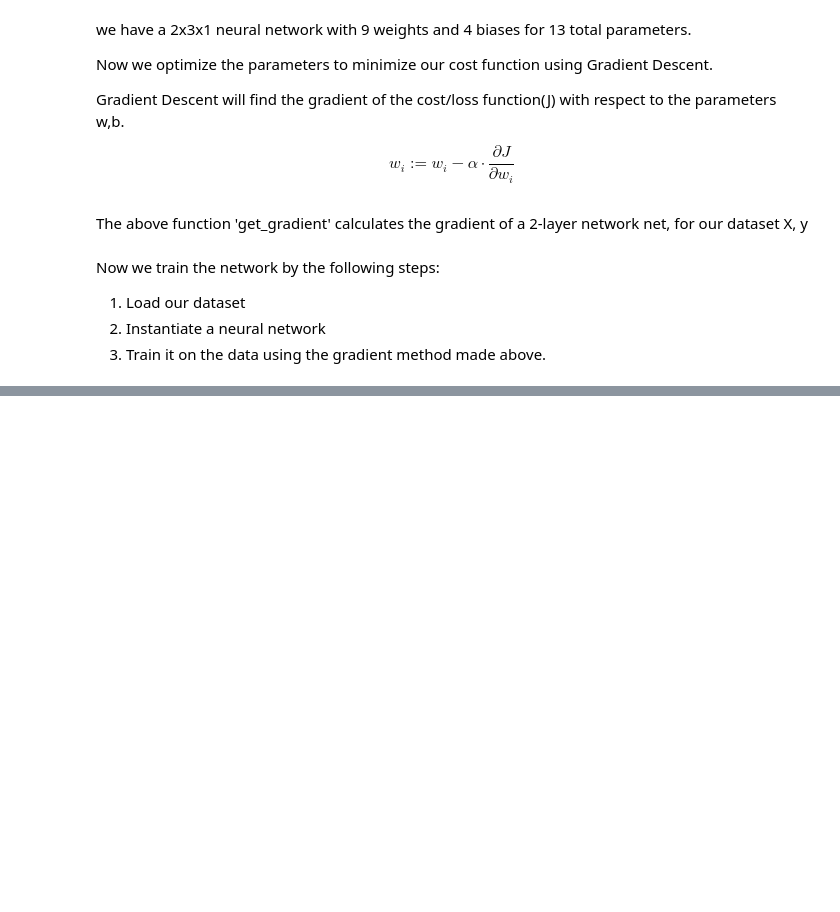
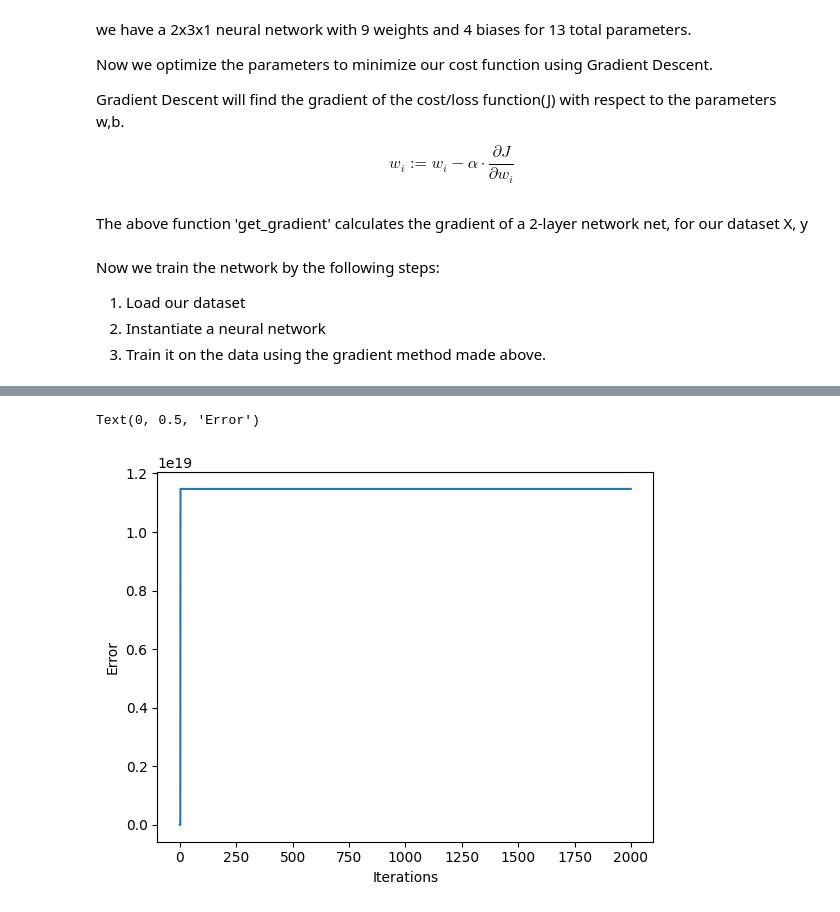
Before and after one commit to tarunkay7/AIML-IIITH, a Jupyter notebook: AIML_Tutorial_Training_a_Neural_Network.ipynb, the cells around one changed output, grey strips where cells are left out. Cells and saved outputs as stored; diff of their text form; code cells hidden in the pictures; blank space fills up the shorter version.

```diff
--- a/AIML_Tutorial_Training_a_Neural_Network.ipynb
+++ b/AIML_Tutorial_Training_a_Neural_Network.ipynb
@@ -522,0 +596,8 @@ Text(0, 0.5, 'Error')
+# %%
+# plotting iterations vs error
+plt.plot(range(0, len(errors)), errors)
+plt.xlabel('Iterations')
+plt.ylabel('Error')
+# %% [output]
+Text(0, 0.5, 'Error')
+[figure, added]
```
Also changed, not shown: parts of 12 cells of this notebook.
